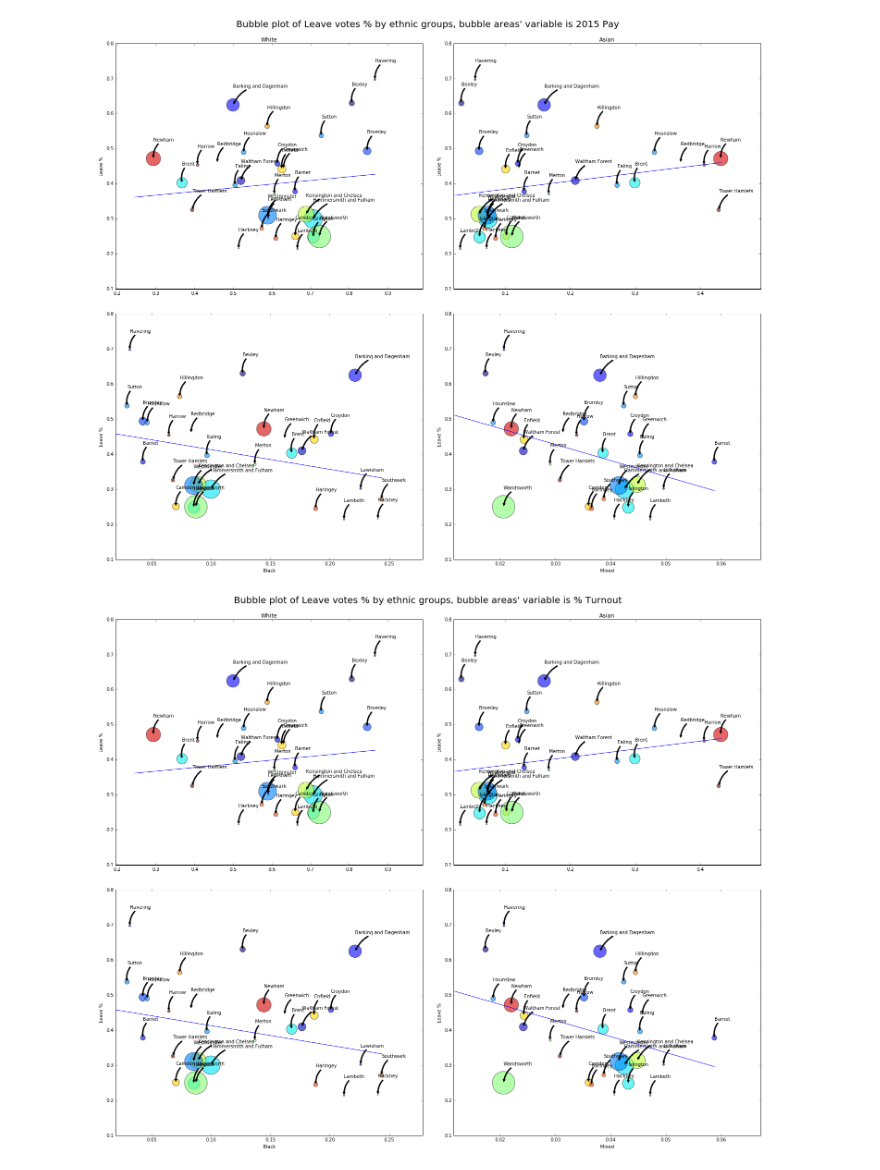
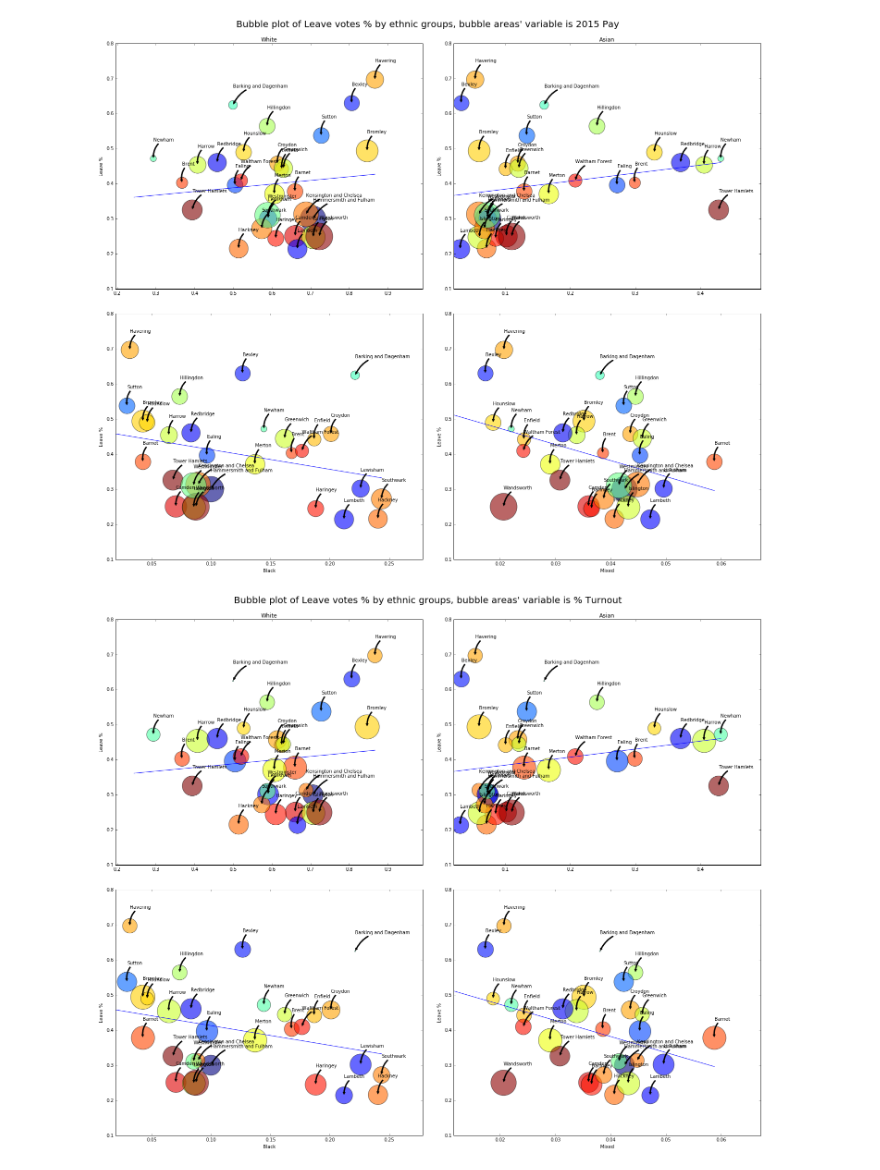
Before and after one commit to adrianocosi0/brexit_referendum, a Jupyter notebook: notebooks/data analysis.ipynb, the cells around one changed output. Drawn from its saved outputs; the diff is of its cells as text; code cells hidden in the pictures.

```diff
--- a/notebooks/data analysis.ipynb
+++ b/notebooks/data analysis.ipynb
@@ -15,11 +15,7 @@ all_data = pd.read_csv('all_data', index_col='Borough')
 '''Leave votes by mayor votes.
 Scatterplots by political orientation (proxy is mayor votes election %)'''
 
-orientations = ['Conservative Party', 'Labour Party', 'Green Party', 'UK Independence Party (UKIP)']
-
 colors = np.random.rand(len(all_data.index))
-
-area = []
 
 def plot_bubbles(arguments, area_variable, name=None, save=False, space=0.1):
 
@@ -39,10 +35,9 @@ def plot_bubbles(arguments, area_variable, name=None, save=False, space=0.1):
 
 	fig, axes = plt.subplots(2,2,figsize=(25,20))
 
-	for x in all_data[area_variable]:
-		#want the bubbles to have an average area of 40, add a factor to increase the variability in size
-		factor = ((x-all_data[area_variable].mean())**2/400)
-		area.append(factor*x*(40/all_data[area_variable].mean()))
+	'''want the bubbles to have an average area of 1600. standardize variable and multiply it
+    by a factor (800) to increase the variability in size'''
+	area = [max(1600 + ((x-all_data[area_variable].mean())/all_data[area_variable].std())*800, 5) for x in all_data[area_variable]]
 
 	for i in range(2):
 		for j in range(2):
@@ -66,10 +61,12 @@ def plot_bubbles(arguments, area_variable, name=None, save=False, space=0.1):
 		fig.suptitle("Bubble plot of Leave votes % by {}, bubble areas' variable is {}".format(name, area_variable),
                      y=0.935, fontsize=20)
 		if save == True:
-			fig.savefig('projects/referendum votes/figures/plot Leave votes by' + " " + "{} and {}.png".format(name, area_variable))
+			fig.savefig('plot Leave votes by' + " " + "{} and {}.png".format(name, area_variable))
 			plt.close('fig')
 
 '''Leave votes by parties with earnings and Turnout as area variables'''
+
+orientations = ['Conservative Party', 'Labour Party', 'Green Party', 'UK Independence Party (UKIP)']
 
 plot_bubbles(orientations, '2015 Pay', 'parties', True)
 
@@ -96,2 +93,2 @@ plot_bubbles(stats, '% Turnout', 'other stats', True)
-[figure, old version]
+[figure, new version]
-[figure, old version]
+[figure, new version]
```
Also changed, not shown: parts of 1 cell of this notebook.
